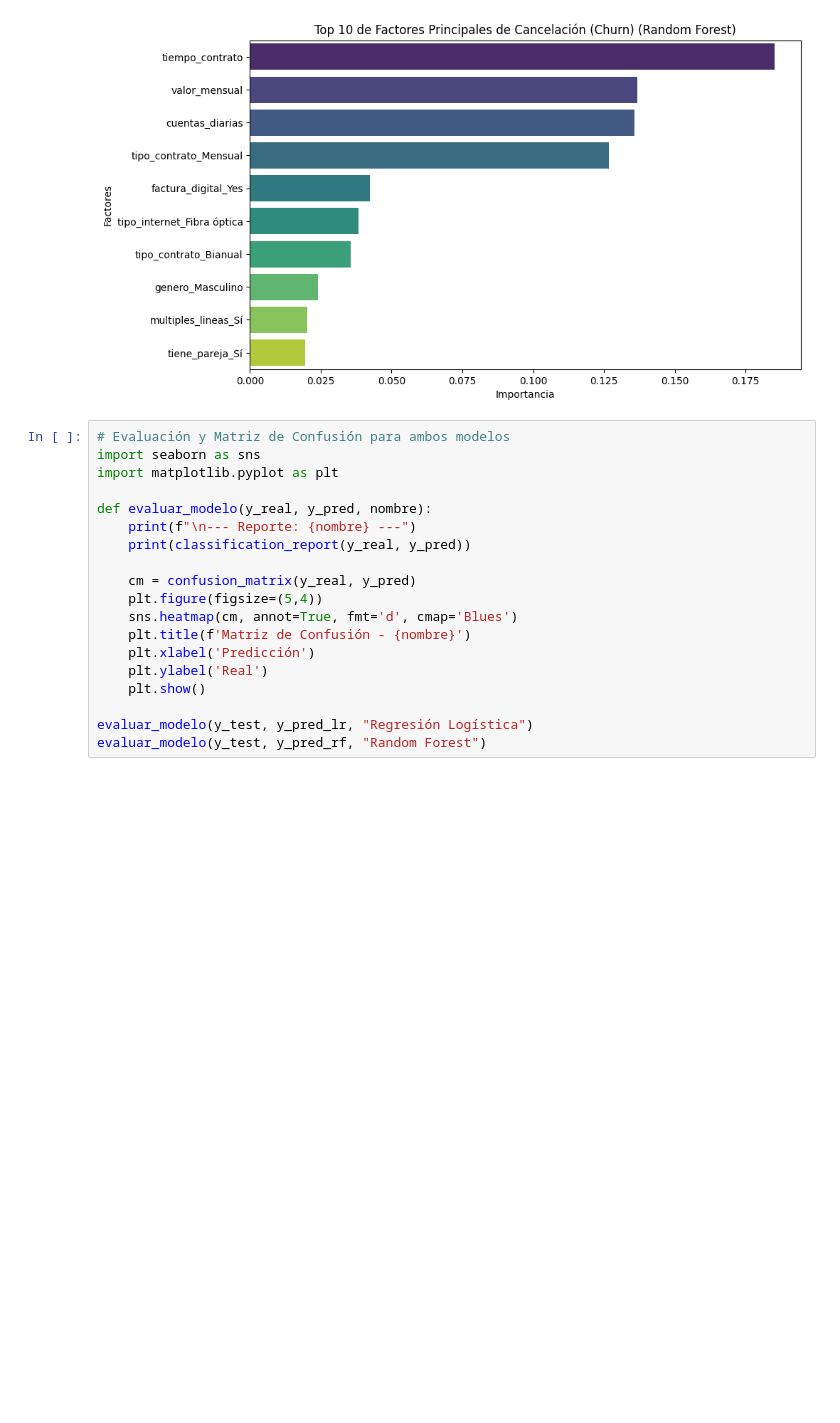
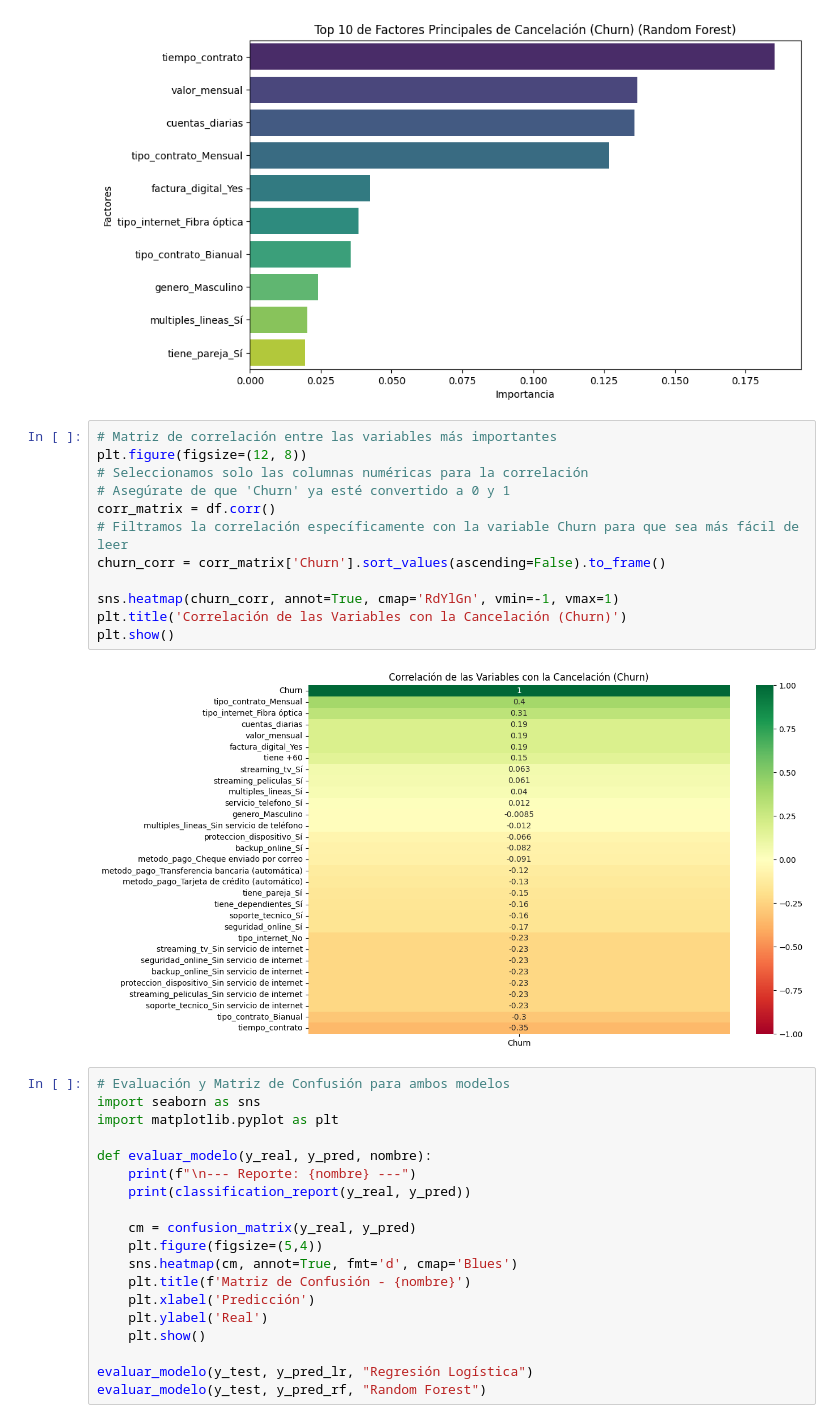
Before and after one commit to Gaby46Pe/challenge2-datascience-latam-gap, a Jupyter notebook: TelecomX_LATAM_2.ipynb, the cells around one changed output. Saved outputs shown, nothing was run; the diff lists cells and outputs as text; blank space fills up the shorter version.

```diff
--- a/TelecomX_LATAM_2.ipynb
+++ b/TelecomX_LATAM_2.ipynb
@@ -230,6 +254,20 @@ Passing `palette` without assigning `hue` is deprecated and will be removed in v
   sns.barplot(x='Importancia', y='Factores', data=importancia, palette='viridis')
 Text(0.5, 1.0, 'Top 10 de Factores Principales de Cancelación (Churn) (Random Forest)')
 [figure]
+# %%
+# Matriz de correlación entre las variables más importantes
+plt.figure(figsize=(12, 8))
+# Seleccionamos solo las columnas numéricas para la correlación
+# Asegúrate de que 'Churn' ya esté convertido a 0 y 1
+corr_matrix = df.corr()
+# Filtramos la correlación específicamente con la variable Churn para que sea más fácil de leer
+churn_corr = corr_matrix['Churn'].sort_values(ascending=False).to_frame()
+
+sns.heatmap(churn_corr, annot=True, cmap='RdYlGn', vmin=-1, vmax=1)
+plt.title('Correlación de las Variables con la Cancelación (Churn)')
+plt.show()
+# %% [output]
+[figure, added]
 # %%
 # Evaluación y Matriz de Confusión para ambos modelos
 import seaborn as sns
```
Also changed, not shown: parts of 6 cells of this notebook, 1 other file.
